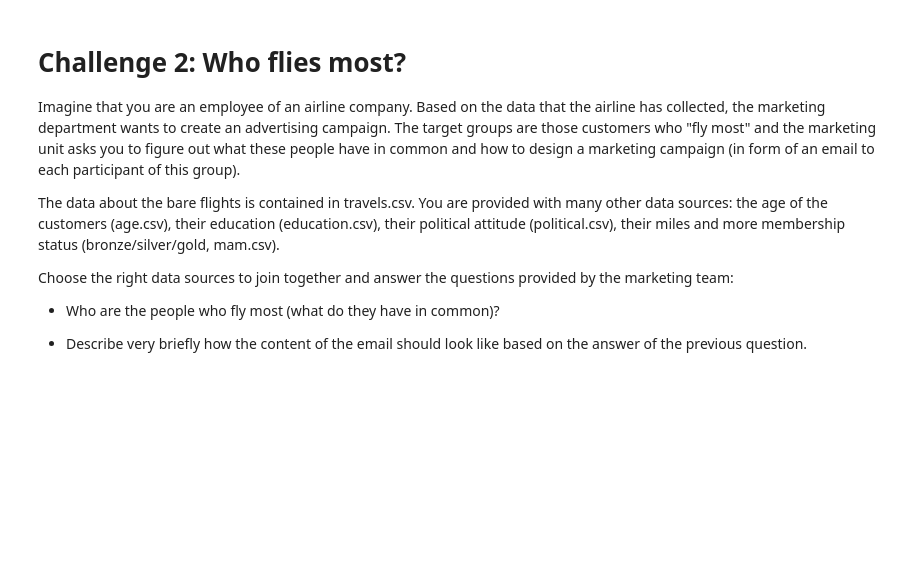
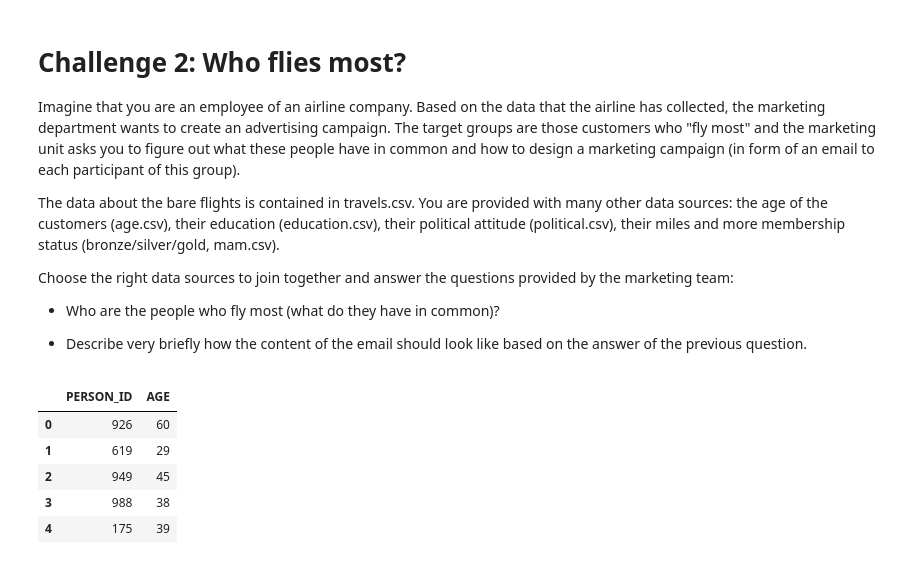
Before and after one commit to ck-unifr/challenge_may_20, a Jupyter notebook: notebook/bi_challenge_solution_may_20.ipynb, the cells around one changed output. Drawn from its saved outputs; the diff is of its cells as text; code cells hidden in the pictures; blank space fills up the shorter version.

```diff
--- a/notebook/bi_challenge_solution_may_20.ipynb
+++ b/notebook/bi_challenge_solution_may_20.ipynb
@@ -1591,3 +1591,22 @@ Choose the right data sources to join together and answer the questions provided
 - Who are the people who fly most (what do they have in common)?
 
 - Describe very briefly how the content of the email should look like based on the answer of the previous question.
+# %%
+data_folder = 'data/task_2_who_flies_most'
+
+age_file = '../{}/age.csv'.format(data_folder)
+education_file = '../{}/education.csv'.format(data_folder)
+mam_file = '../{}/mam.csv'.format(data_folder)
+political_file = '../{}/political.csv'.format(data_folder)
+travels_file = '../{}/travels.csv'.format(data_folder)
+# %%
+df_age = pd.read_csv(age_file)
+# %%
+df_age.head()
+# %% [output]
+|  | PERSON_ID | AGE |
+| 0 | 926 | 60 |
+| 1 | 619 | 29 |
+| 2 | 949 | 45 |
+| 3 | 988 | 38 |
+| 4 | 175 | 39 |
```
